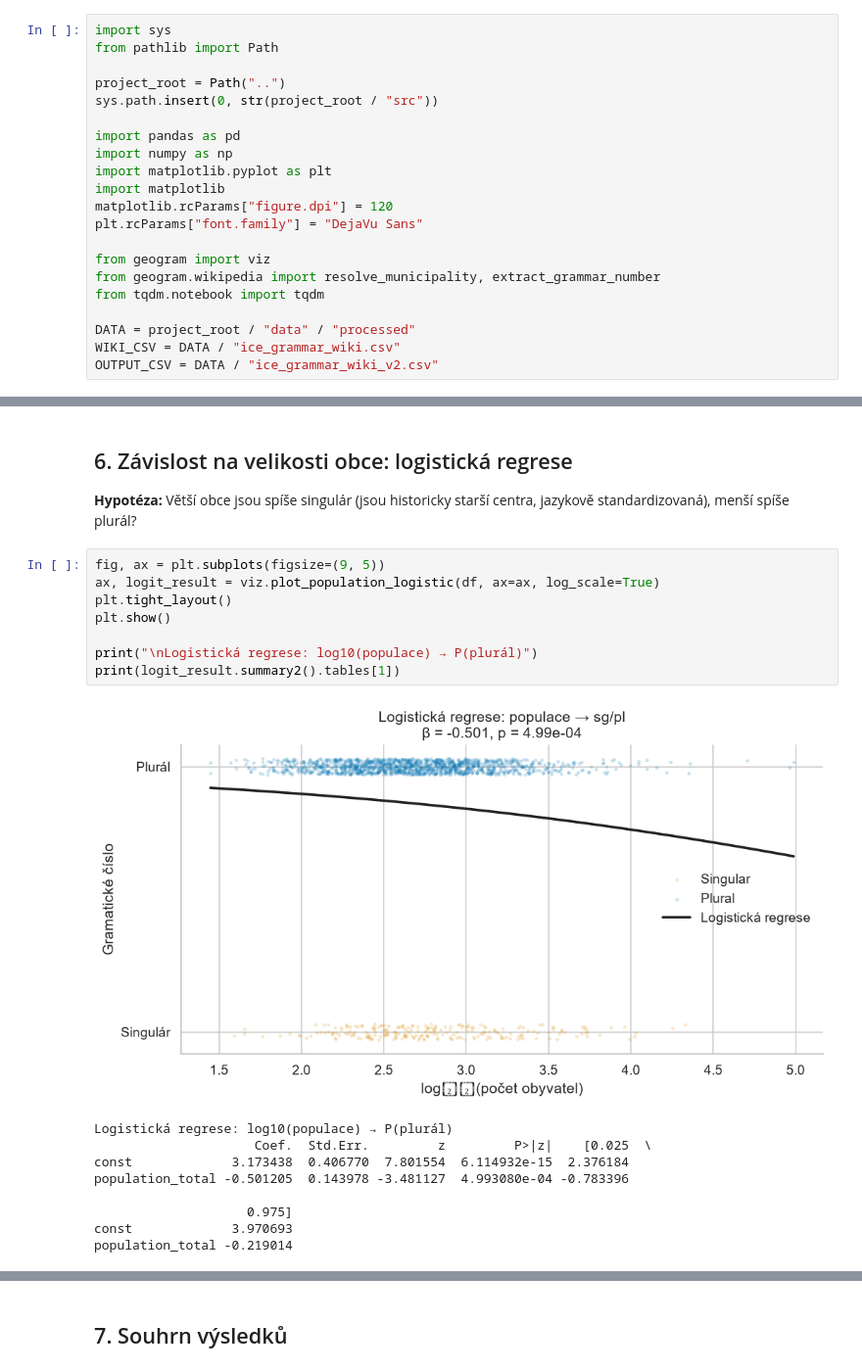
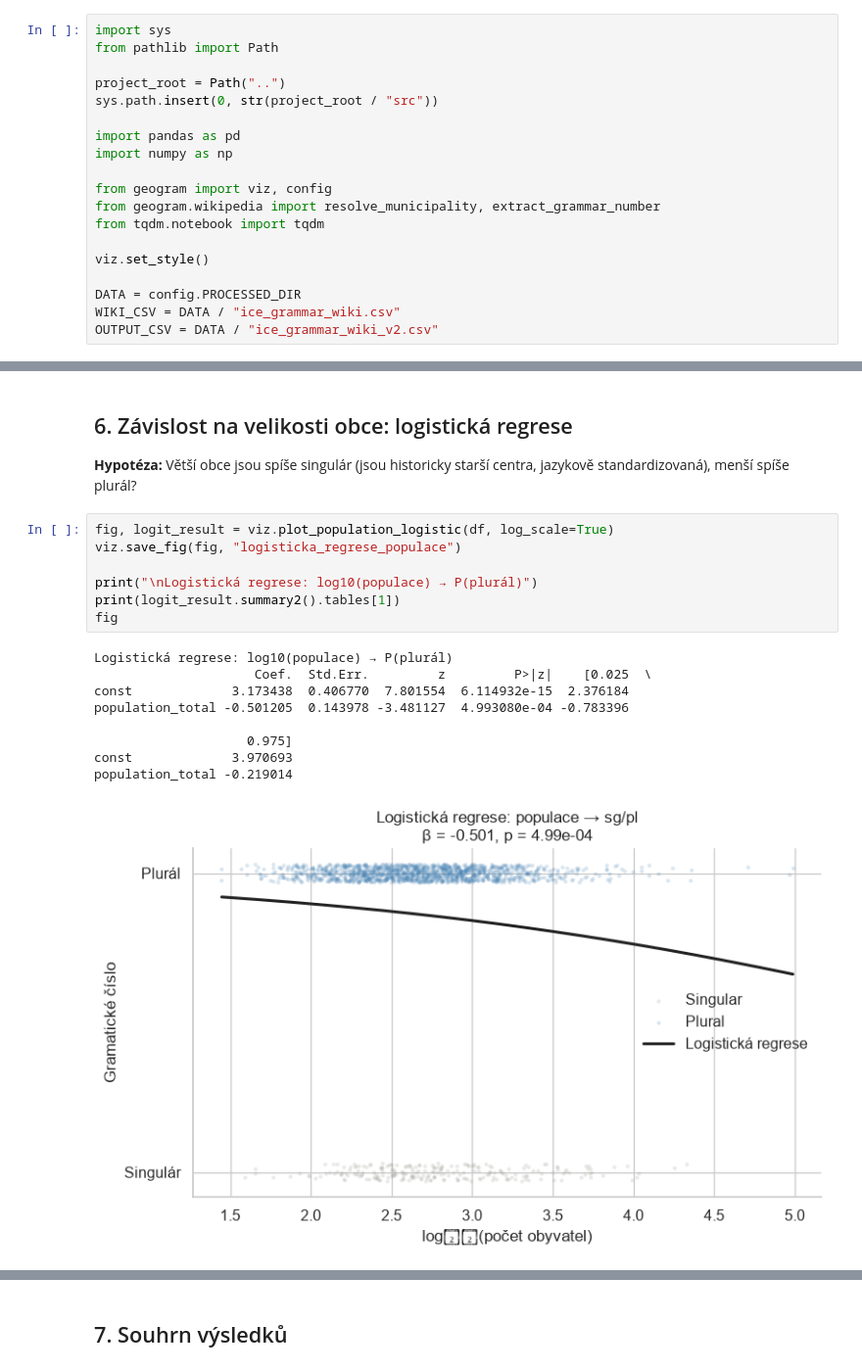
Before and after one commit to Dobes-Michal-Tobias/GeoGram_sufix-ice, a Jupyter notebook: notebooks/07-analysis.ipynb, the cells around one changed output, grey strips where cells are left out. Shown at 98% size. Saved outputs shown, nothing was run; the diff lists cells and outputs as text.

```diff
--- a/notebooks/07-analysis.ipynb
+++ b/notebooks/07-analysis.ipynb
@@ -19,16 +19,14 @@ sys.path.insert(0, str(project_root / "src"))
 
 import pandas as pd
 import numpy as np
-import matplotlib.pyplot as plt
-import matplotlib
-matplotlib.rcParams["figure.dpi"] = 120
-plt.rcParams["font.family"] = "DejaVu Sans"
 
-from geogram import viz
+from geogram import viz, config
 from geogram.wikipedia import resolve_municipality, extract_grammar_number
 from tqdm.notebook import tqdm
 
-DATA = project_root / "data" / "processed"
+viz.set_style()
+
+DATA = config.PROCESSED_DIR
 WIKI_CSV = DATA / "ice_grammar_wiki.csv"
 OUTPUT_CSV = DATA / "ice_grammar_wiki_v2.csv"
 # %% [markdown]
@@ -269,20 +267,19 @@ chi² = 53.929, p = 0.0000, dof = 12
 
 **Hypotéza:** Větší obce jsou spíše singulár (jsou historicky starší centra, jazykově standardizovaná), menší spíše plurál?
 # %%
-fig, ax = plt.subplots(figsize=(9, 5))
-ax, logit_result = viz.plot_population_logistic(df, ax=ax, log_scale=True)
-plt.tight_layout()
-plt.show()
+fig, logit_result = viz.plot_population_logistic(df, log_scale=True)
+viz.save_fig(fig, "logisticka_regrese_populace")
 
 print("\nLogistická regrese: log10(populace) → P(plurál)")
 print(logit_result.summary2().tables[1])
+fig
 # %% [output]
+Logistická regrese: log10(populace) → P(plurál)
+                     Coef.  Std.Err.         z         P>|z|    [0.025  \
+const             3.173438  0.406770  7.801554  6.114932e-15  2.376184
+population_total -0.501205  0.143978 -3.481127  4.993080e-04 -0.783396
+
+                    0.975]
+const             3.970693
+population_total -0.219014
-[figure, old version]
+[figure, new version]
-Logistická regrese: log10(populace) → P(plurál)
-                     Coef.  Std.Err.         z         P>|z|    [0.025  \
-const             3.173438  0.406770  7.801554  6.114932e-15  2.376184
-population_total -0.501205  0.143978 -3.481127  4.993080e-04 -0.783396
-
-                    0.975]
-const             3.970693
-population_total -0.219014
```
Also changed, not shown: parts of 9 cells of this notebook, 8 other files.
